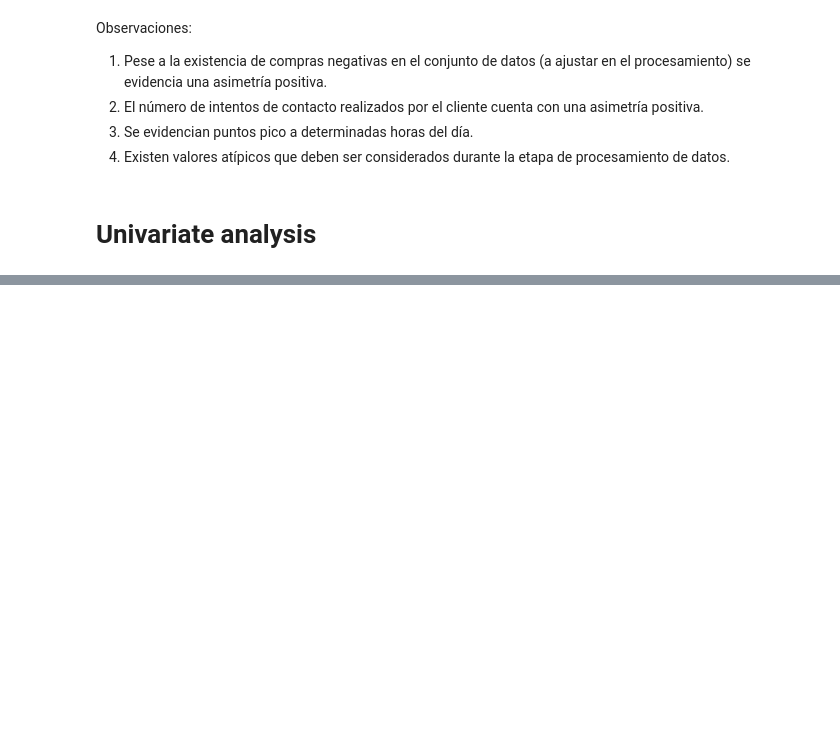
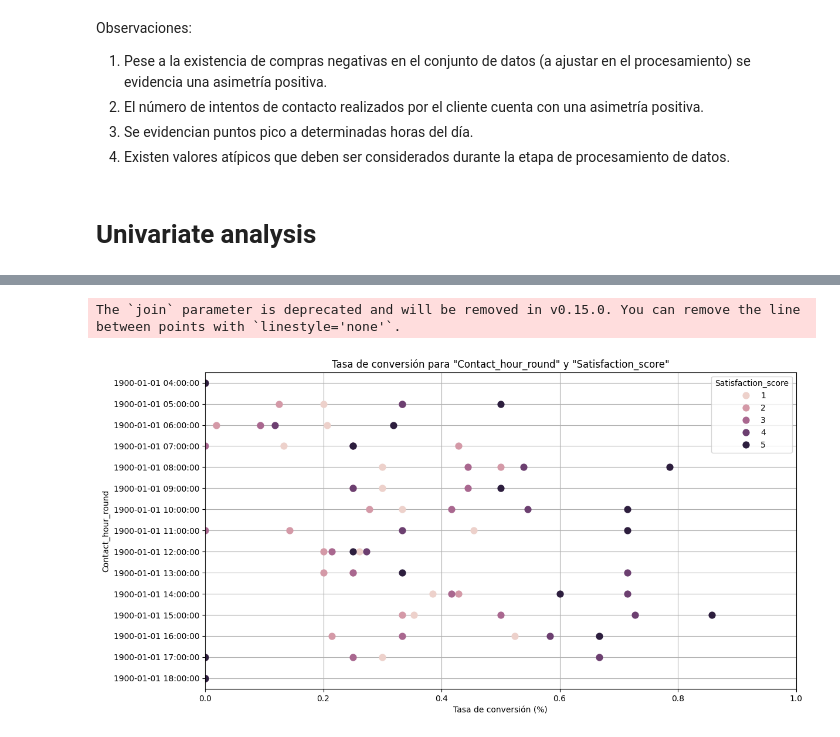
Before and after one commit to amontenegrot/TP_Technical_test_DS, a Jupyter notebook: src/02_EDA.ipynb, the cells around one changed output, grey strips where cells are left out. Saved outputs shown, nothing was run; the diff lists cells and outputs as text; code cells hidden in the pictures; blank space fills up the shorter version.

```diff
--- a/src/02_EDA.ipynb
+++ b/src/02_EDA.ipynb
@@ -183,0 +228,5 @@ income, tax = 59956, 8993.40
+# %%
+helper_funtions.graficar_tc_bivariada(['Contact_hour_round','Satisfaction_score'], df)
+# %% [output]
+The `join` parameter is deprecated and will be removed in v0.15.0. You can remove the line between points with `linestyle='none'`.
+[figure, added]
```
Also changed, not shown: parts of 16 cells of this notebook, 1 other file.
